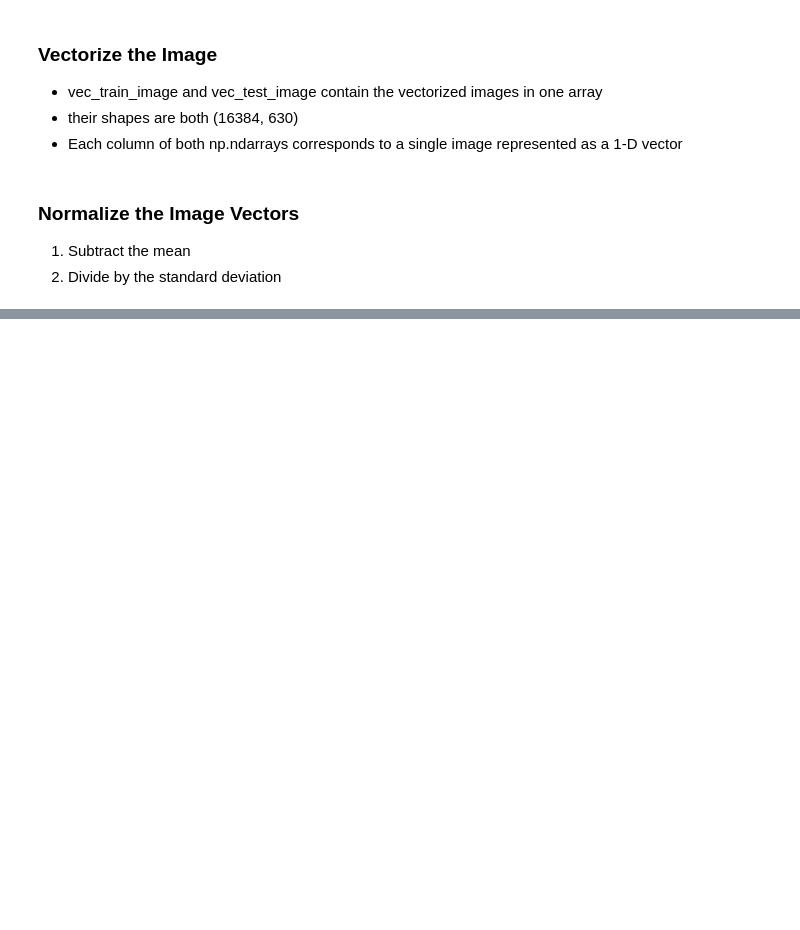
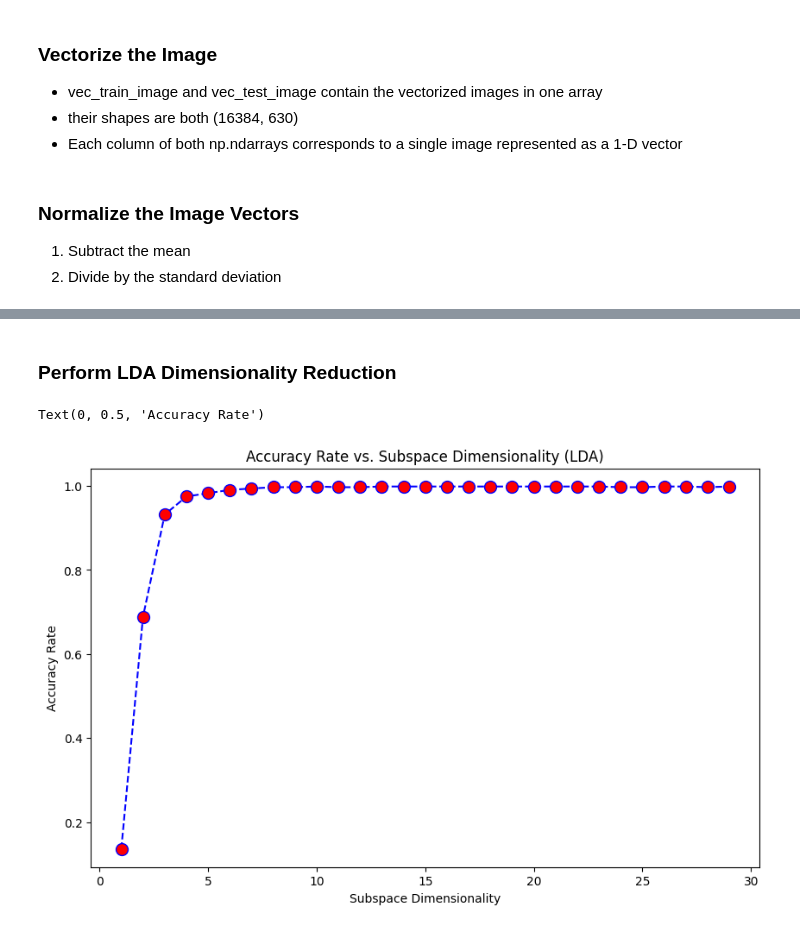
Before and after one commit to wang3450/ECE661, a Jupyter notebook: HW10/task1.ipynb, the cells around one changed output, grey strips where cells are left out. Cells and saved outputs as stored; diff of their text form; code cells hidden in the pictures; blank space fills up the shorter version.

```diff
--- a/HW10/task1.ipynb
+++ b/HW10/task1.ipynb
@@ -98,0 +77,15 @@ Text(0, 0.5, 'Accuracy Rate')
+# %% [markdown]
+### Perform LDA Dimensionality Reduction
+# %%
+LDA_accuracy_rate = LDA(vec_train_image, vec_test_image, train_labels, test_labels)
+plt.figure(figsize =(10, 6))
+plt.plot(range(1, 30), LDA_accuracy_rate, color ='blue',
+                linestyle ='dashed', marker ='o',
+         markerfacecolor ='red', markersize = 10)
+
+plt.title('Accuracy Rate vs. Subspace Dimensionality (LDA)')
+plt.xlabel('Subspace Dimensionality')
+plt.ylabel('Accuracy Rate')
+# %% [output]
+Text(0, 0.5, 'Accuracy Rate')
+[figure, added]
```
Also changed, not shown: parts of 6 cells of this notebook, 4 other files.
